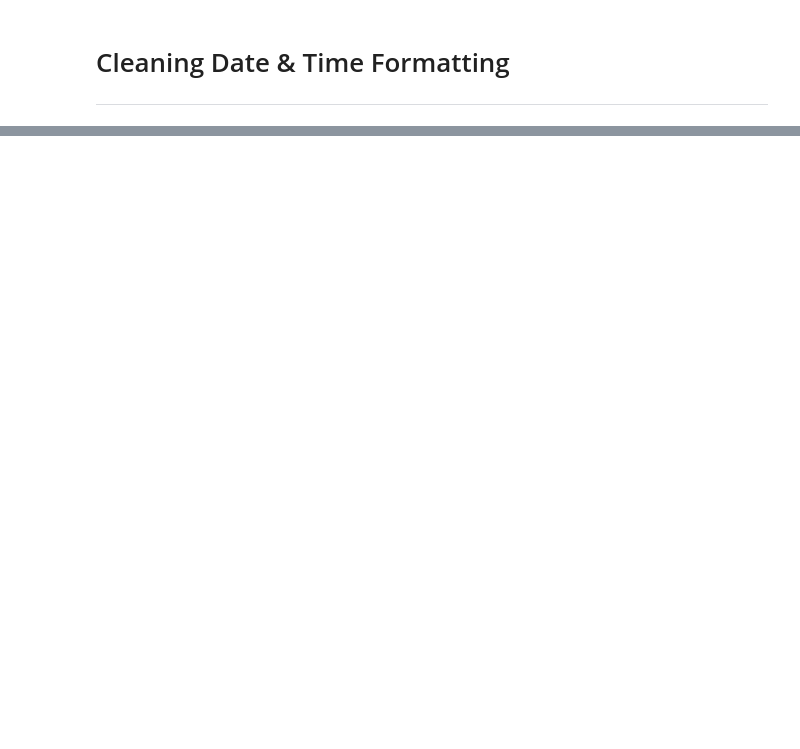
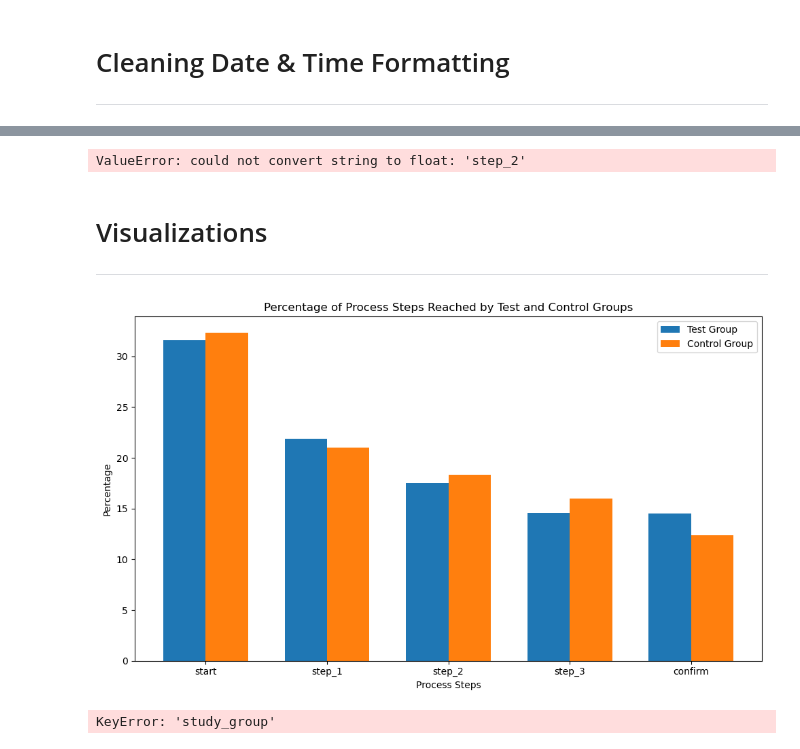
Before and after one commit to DarceeAnne/Vanguard_Investment_AB_Testing, a Jupyter notebook: Vanguard_Investment_AB_Testing.ipynb, the cells around one changed output, grey strips where cells are left out. Drawn from its saved outputs; the diff is of its cells as text; code cells hidden in the pictures; blank space fills up the shorter version.

```diff
--- a/Vanguard_Investment_AB_Testing.ipynb
+++ b/Vanguard_Investment_AB_Testing.ipynb
@@ -718,0 +1083,78 @@ See the caveats in the documentation: https://pandas.pydata.org/pandas-docs/stab
+# %%
+### Need to add dummy columns: study_goup Test = 0 Control=1 etc...
+
+import pandas as pd
+import statsmodels.api as sm
+
+# Load your summary table DataFrame
+# summary_table = pd.read_csv("path_to_your_summary_table.csv")
+
+# Convert categorical variables to dummy variables if necessary
+summary_table = pd.get_dummies(summary_table, columns=['study_group', 'step_hierarchy', 'total_backwards_movements'])
+
+# Correlation analysis
+correlation_matrix = summary_table.corr()
+print("Correlation Matrix:")
+print(correlation_matrix)
+
+# Regression analysis
+# Example: Running a linear regression model to predict 'total_backwards_movements' based on other variables
+X = summary_table[['study_group_Test', 'highest_step_reached_confirm', 'encountered_errors_Yes']]
+y = summary_table['total_backwards_movements']
+X = sm.add_constant(X)  # Add a constant term to the predictor
+model = sm.OLS(y, X).fit()  # Fit the regression model
+print("Regression Summary:")
+print(model.summary())
+# %% [output]
+ValueError: could not convert string to float: 'step_2'
+# %% [markdown]
+# Visualizations
+_____________________________________________________________________________________________________________________________________
+# %%
+# Define process steps as x-axis labels
+process_steps = test_group_step_counts.index.tolist()
+
+# Define percentages as y-axis values
+test_group_percentages_values = test_group_percentages.tolist()
+control_group_percentages_values = control_group_percentages.tolist()
+
+# Define width of bars
+bar_width = 0.35
+
+# Define positions for bars
+x_test_group = range(len(process_steps))
+x_control_group = [x + bar_width for x in x_test_group]
+
+# Create bar plot
+plt.figure(figsize=(10, 6))
+plt.bar(x_test_group, test_group_percentages_values, width=bar_width, label='Test Group')
+plt.bar(x_control_group, control_group_percentages_values, width=bar_width, label='Control Group')
+
+# Add labels, title, and legend
+plt.xlabel('Process Steps')
+plt.ylabel('Percentage')
+plt.title('Percentage of Process Steps Reached by Test and Control Groups')
+plt.xticks([x + bar_width/2 for x in x_test_group], process_steps)
+plt.legend()
+
+# Show plot
+plt.tight_layout()
+plt.show()
+# %% [output]
+[figure, added]
+# %%
+grouped_summary = summary_table.groupby('study_group')['total_backwards_movements'].mean()
+
+# Define labels and values
+labels = grouped_summary.index
+values = grouped_summary.values
+
+# Create bar plot
+plt.figure(figsize=(8, 6))
+plt.bar(labels, values, color=['blue', 'green'])
+plt.xlabel('Study Group')
+plt.ylabel('Mean Total Backward Movements')
+plt.title('Mean Total Backward Movements by Study Group')
+plt.show()
+# %% [output]
+KeyError: 'study_group'
```
Also changed, not shown: parts of 42 cells of this notebook.
